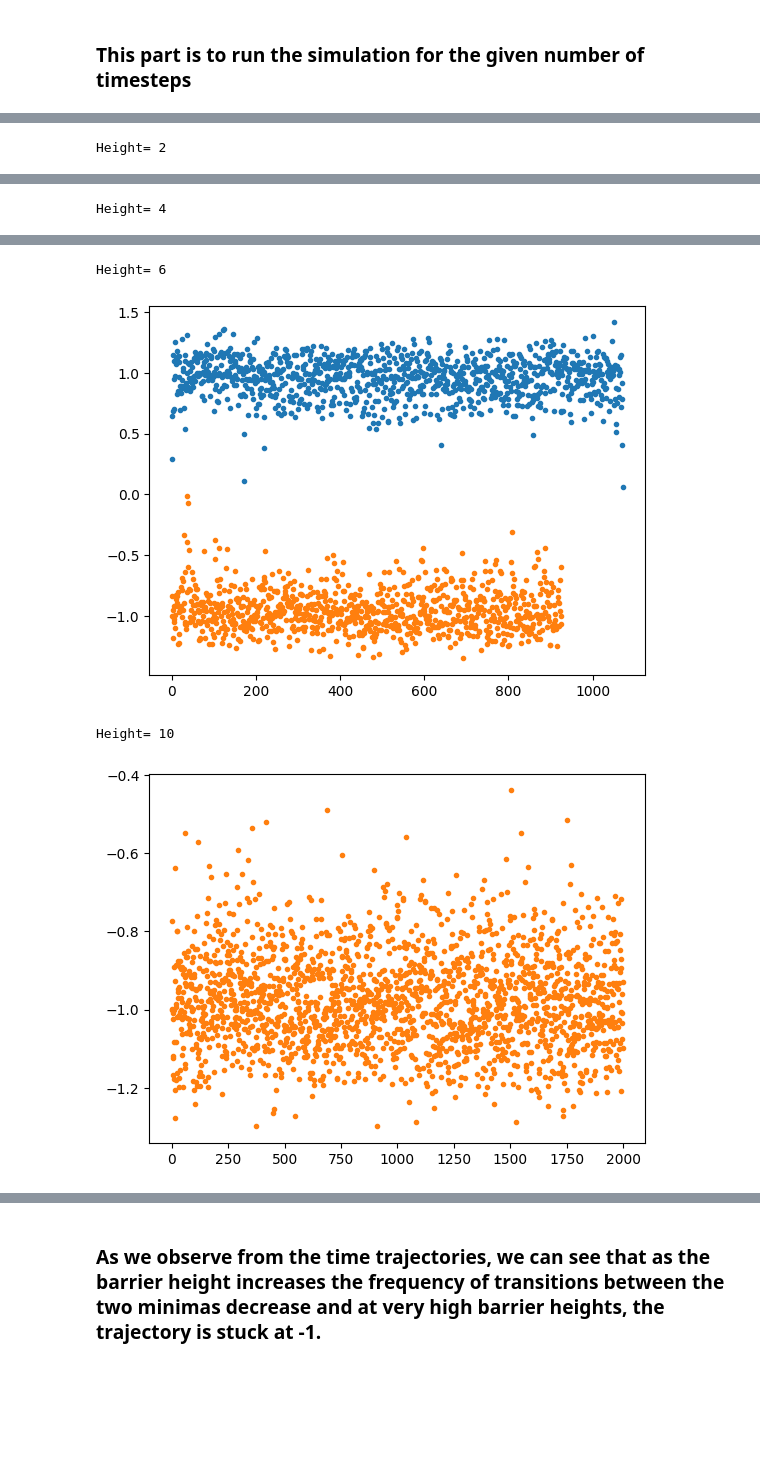
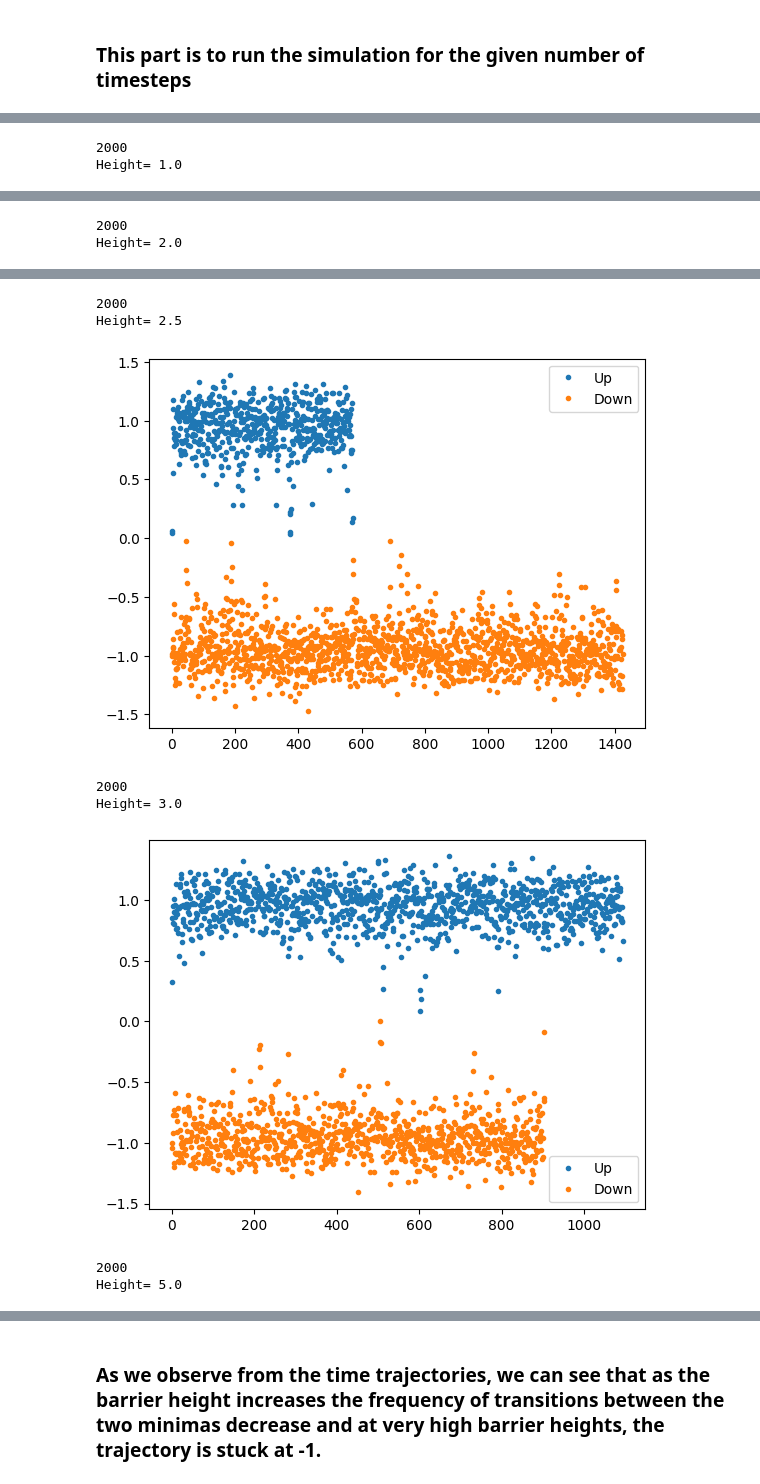
Before and after one commit to scichemcode/Overdamped_LD, a Jupyter notebook: Overdamped_LD_Full.ipynb, the cells around one changed output, grey strips where cells are left out. Saved outputs shown, nothing was run; the diff lists cells and outputs as text; code cells hidden in the pictures; blank space fills up the shorter version.

```diff
--- a/Overdamped_LD_Full.ipynb
+++ b/Overdamped_LD_Full.ipynb
@@ -180,15 +182,17 @@ for height in eb_vals:
 # %%
-interval_count=saving_stride
 counts_per_height={}
-eb_vals=[2,4,6,10]
+eb_vals=[2,4,5,6,10]
 
 for height in eb_vals:
-  trajectory=trajectory_each_eb[height][::interval_count]
+  trajectory=trajectory_each_eb[height][::saving_stride]
+  print(len(trajectory))
   points_up=trajectory[trajectory>0]
   points_down=trajectory[trajectory<0]
-  print (f"Height= {height}")
+  print (f"Height= {height*kT}")
   plt.plot(points_up,'.',label='Up')
   plt.plot(points_down,'.',label='Down')
+  plt.legend()
   plt.show()
 # %% [output]
-Height= 2
+2000
+Height= 1.0
@@ -196 +200,2 @@ Height= 2
-Height= 4
+2000
+Height= 2.0
@@ -198,4 +203,8 @@ Height= 4
-Height= 6
+2000
+Height= 2.5
-[figure, old version]
+[figure, new version]
-Height= 10
+2000
+Height= 3.0
-[figure, old version]
+[figure, new version]
+2000
+Height= 5.0
```
Also changed, not shown: parts of 4 cells of this notebook.
